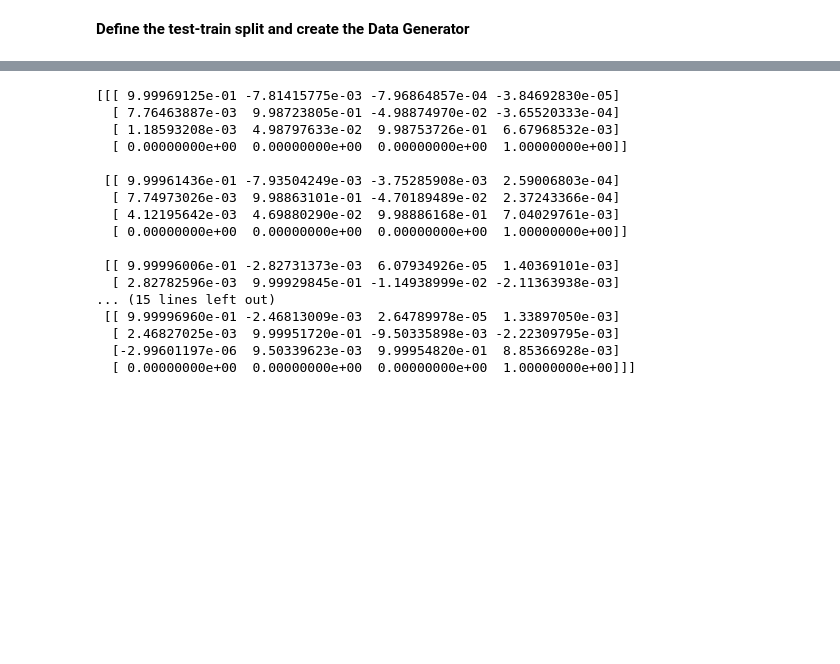
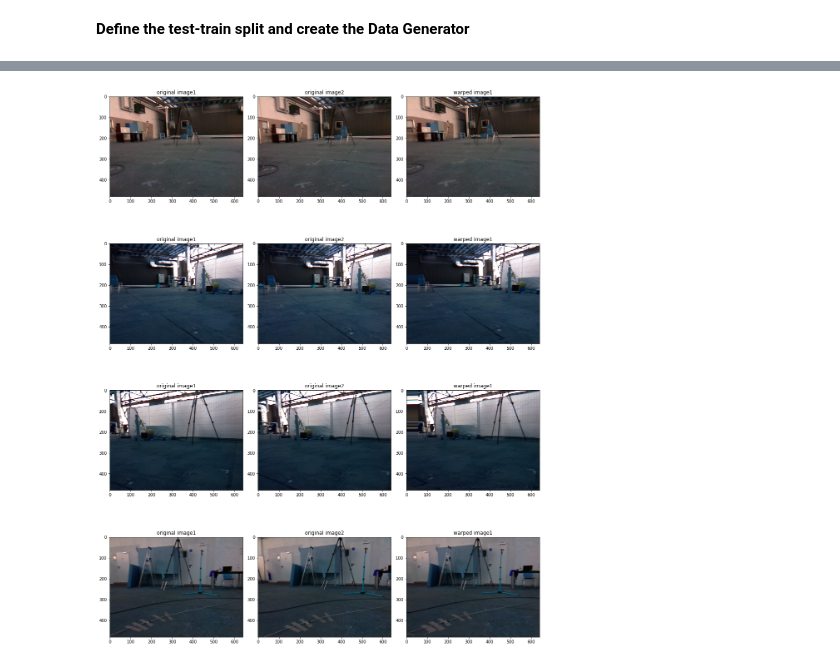
Before and after one commit to mjn6862/Freiburg_dataset, a Jupyter notebook: Matthew_Copy_of_Warping_for_PoseNet_Freiburg.ipynb, the cells around one changed output, grey strips where cells are left out. Cells and saved outputs as stored; diff of their text form; code cells hidden in the pictures; blank space fills up the shorter version.

```diff
--- a/Matthew_Copy_of_Warping_for_PoseNet_Freiburg.ipynb
+++ b/Matthew_Copy_of_Warping_for_PoseNet_Freiburg.ipynb
@@ -235,15 +192,3 @@ unscaled_cam_coord = np.empty(grid.shape)
 for i in range(480):
       for j in range(640):
         unscaled_cam_coord[i,j,:]= np.linalg.inv(K).dot(grid[i,j,:])
-# %%
-camera_coord = tf.keras.layers.Reshape((307200,1),name='camera_coord1')(depth_A)
-def camera_coord_fun(depth):
-  return depth*unscaled_cam_coord.reshape(307200,3)
-
-camera_coord = tf.keras.layers.Lambda(camera_coord_fun,name='camera_coord2')(camera_coord)
-# %%
-# Here's an annoying way to get an output of all ones.  I used a layer with 1 neuron as an intermediary to avoid too many weights
-ones_layer = tf.keras.layers.Flatten(name='ones1')(depth_A)
-ones_layer = tf.keras.layers.Dense(1,use_bias=False,weights=[np.zeros([307200,1])],trainable=False,name='ones2')(ones_layer)
-ones_layer = tf.keras.layers.Dense(307200,weights=[np.zeros([1,307200]),np.ones(307200)],trainable=False,name='ones3')(ones_layer)
-ones_layer = tf.keras.layers.Reshape((307200,1),name='ones4')(ones_layer)
@@ -281,2 +251,5 @@ new_image = tf.keras.layers.Reshape((480,640,3),name='new_image')(interp)
+# %%
+exp_xi = exp_mat(input_pose)
+new_image = warp_image(input_A,depth_A,exp_xi)
 # %%
 model = tf.keras.models.Model(inputs=[input_A,depth_A,input_B,depth_B],outputs=[new_image])
@@ -321,3 +286,27 @@ train_preds = model.predict(training_generator)
+# %%
+# Let's visualize some predictions
+
+# pick some random batches
+m = 4
+pick_batch = np.random.choice(np.arange(0,14,1),size=m,replace=True)
+pick_image = np.random.choice(np.arange(0,16,1),size=m,replace=True)
+
+plt.figure(figsize=(15,m*5))
+
+for i in range(m):
+  plt.subplot(m,3,i*3+1)
+  plt.imshow(validation_generator[pick_batch[i]][0][0][pick_image[i]])
+  plt.title('original image1')
+  plt.subplot(m,3,i*3+2)
+  plt.imshow(validation_generator[pick_batch[i]][0][2][pick_image[i]])
+  plt.title('original image2')
+  plt.subplot(m,3,i*3+3)
+  plt.imshow(model.predict(validation_generator[pick_batch[i]])[pick_image[i]])
+  plt.title('warped image1')
+plt.tight_layout()
+plt.show()
+# %% [output]
+[figure, added]
 # %%
 # this keeps the weights from model, already trained
 htm_model = tf.keras.models.Model(inputs=[input_A,depth_A,input_B,depth_B],outputs=[exp_xi])
@@ -324,23 +316,3 @@ htm_model = tf.keras.models.Model(inputs=[input_A,depth_A,input_B,depth_B],outpu
 # %%
 htm_val_preds = htm_model.predict(validation_generator)
 htm_train_preds = htm_model.predict(training_generator)
-# %%
-print(htm_val_preds)
-# %% [output]
-[[[ 9.99969125e-01 -7.81415775e-03 -7.96864857e-04 -3.84692830e-05]
-  [ 7.76463887e-03  9.98723805e-01 -4.98874970e-02 -3.65520333e-04]
-  [ 1.18593208e-03  4.98797633e-02  9.98753726e-01  6.67968532e-03]
-  [ 0.00000000e+00  0.00000000e+00  0.00000000e+00  1.00000000e+00]]
-
- [[ 9.99961436e-01 -7.93504249e-03 -3.75285908e-03  2.59006803e-04]
-  [ 7.74973026e-03  9.98863101e-01 -4.70189489e-02  2.37243366e-04]
-  [ 4.12195642e-03  4.69880290e-02  9.98886168e-01  7.04029761e-03]
-  [ 0.00000000e+00  0.00000000e+00  0.00000000e+00  1.00000000e+00]]
-
- [[ 9.99996006e-01 -2.82731373e-03  6.07934926e-05  1.40369101e-03]
-  [ 2.82782596e-03  9.99929845e-01 -1.14938999e-02 -2.11363938e-03]
-... (15 lines left out)
- [[ 9.99996960e-01 -2.46813009e-03  2.64789978e-05  1.33897050e-03]
-  [ 2.46827025e-03  9.99951720e-01 -9.50335898e-03 -2.22309795e-03]
-  [-2.99601197e-06  9.50339623e-03  9.99954820e-01  8.85366928e-03]
-  [ 0.00000000e+00  0.00000000e+00  0.00000000e+00  1.00000000e+00]]]
```
Also changed, not shown: parts of 26 cells of this notebook.
